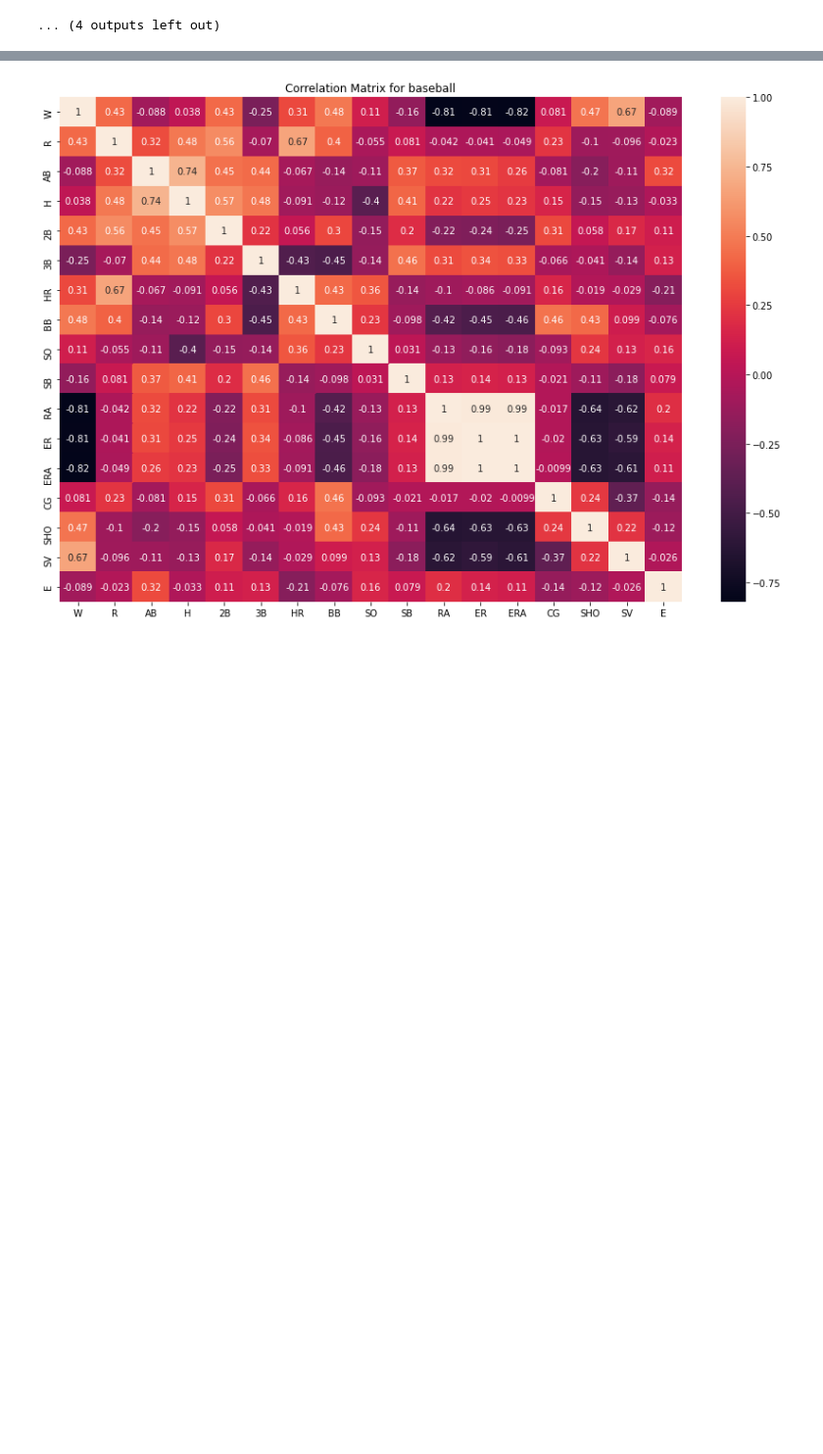
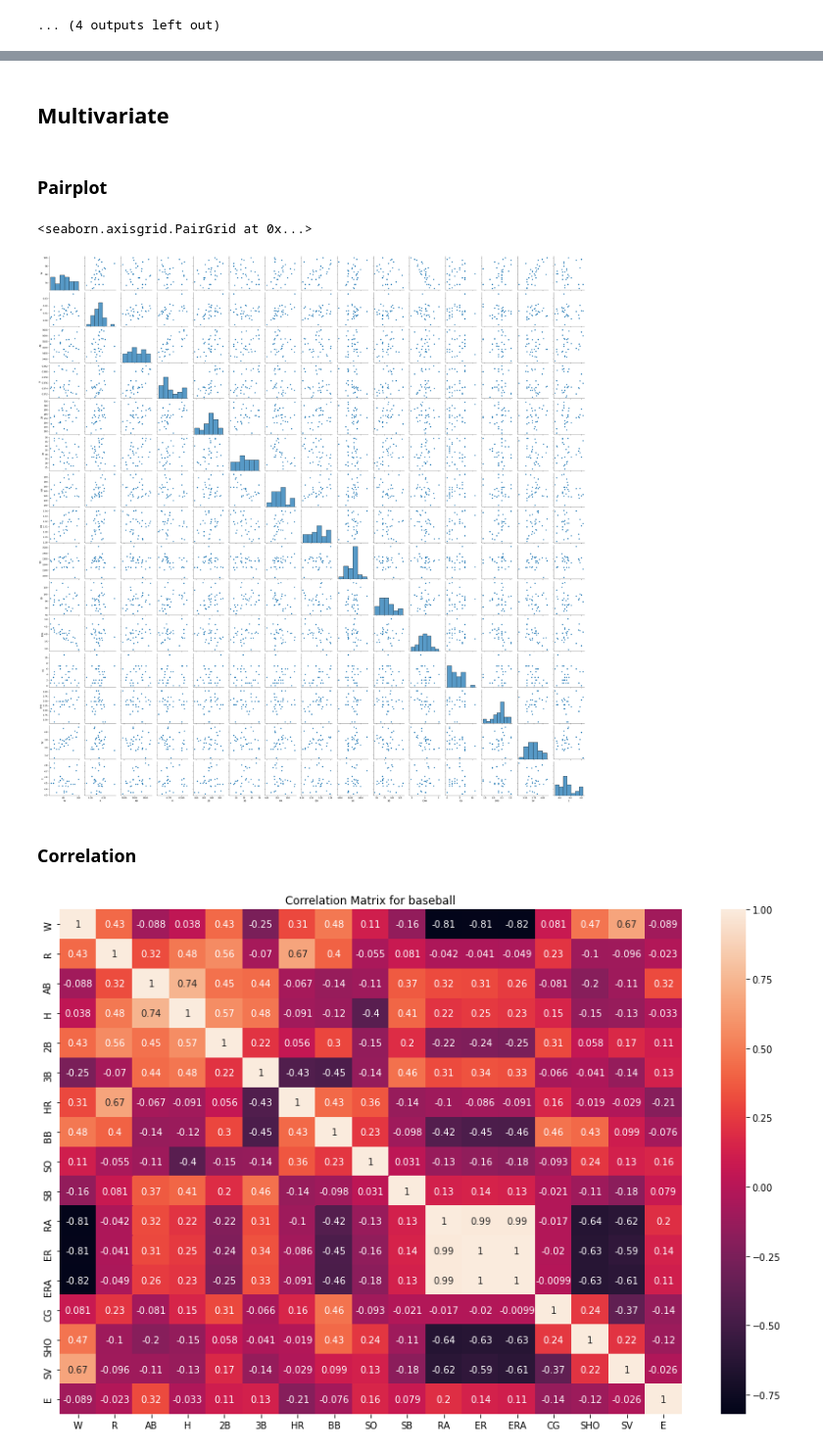
Before and after one commit to ponmanimanoharan/Baseball_win_prediction, a Jupyter notebook: Baseball Case Study.ipynb, the cells around one changed output, grey strips where cells are left out. Shown at 98% size. Cells and saved outputs as stored; diff of their text form; code cells hidden in the pictures; blank space fills up the shorter version.

```diff
--- a/Baseball Case Study.ipynb
+++ b/Baseball Case Study.ipynb
@@ -327,3 +505,14 @@ baseball.describe()
+# %% [markdown]
+## Multivariate
+# %% [markdown]
+### Pairplot
+# %%
+sns.pairplot(baseball)
+# %% [output]
+<seaborn.axisgrid.PairGrid at 0x...>
+[figure, added]
+# %% [markdown]
+### Correlation
 # %%
 base_correlation = baseball.corr()
 plt.figure(figsize = [15,10])
```
Also changed, not shown: parts of 105 cells of this notebook.
